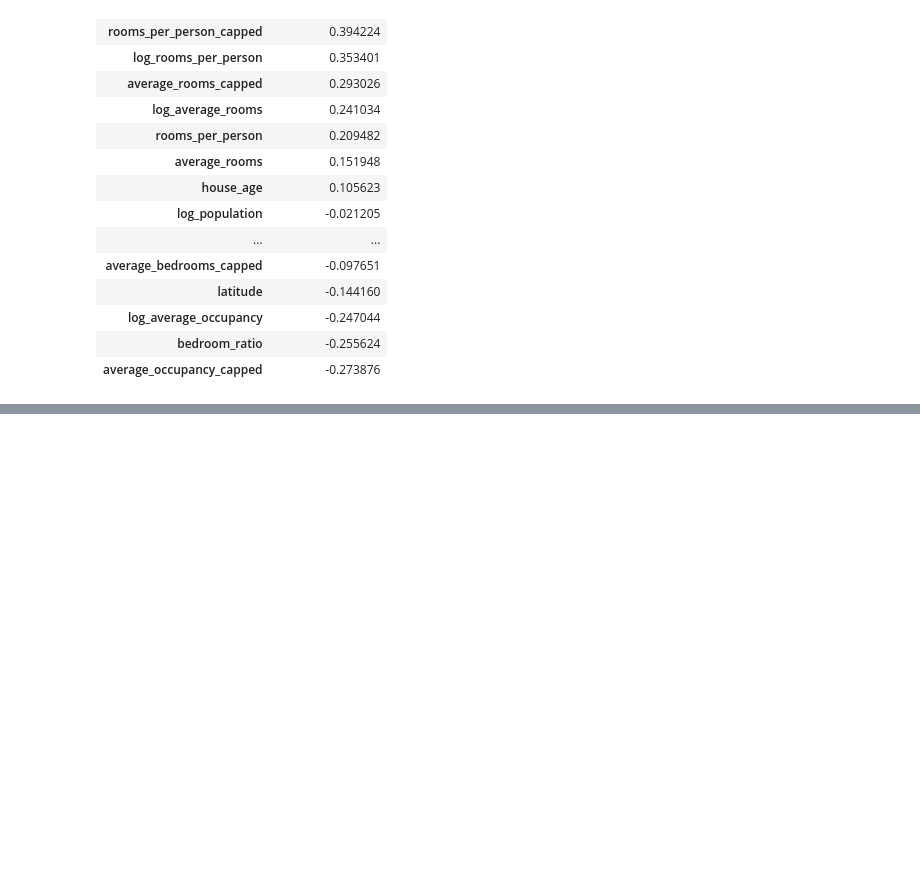
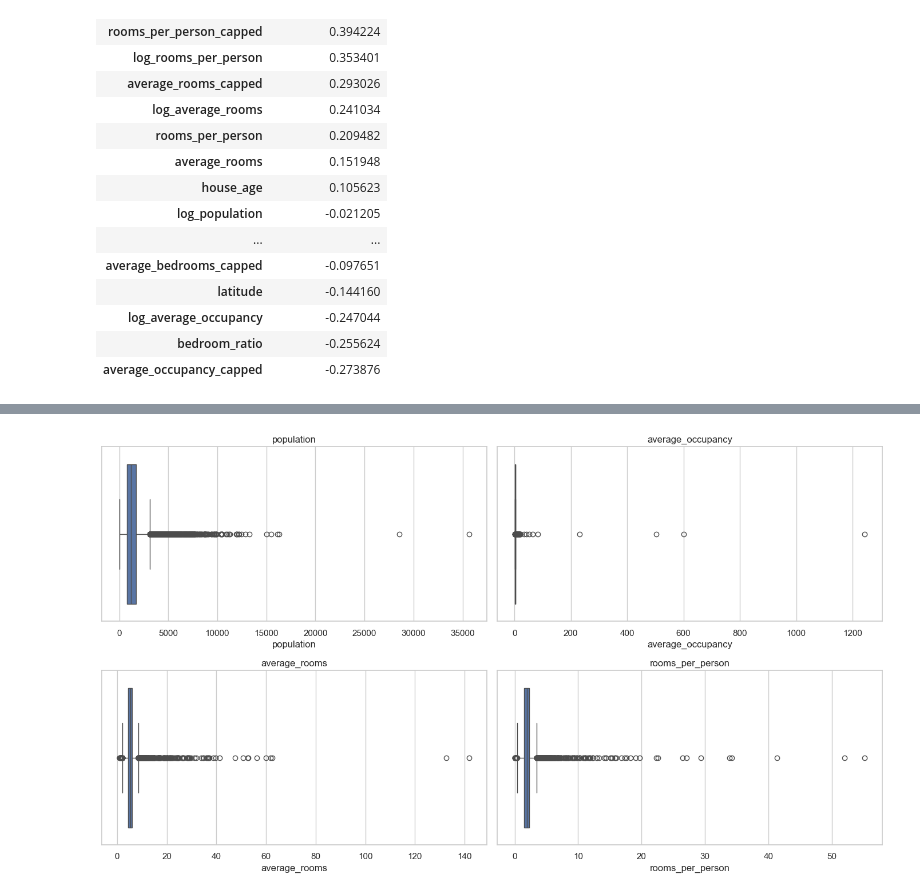
Before and after one commit to nikhileshsirohi/real-estate-ai-platform, a Jupyter notebook: notebooks/01_eda.ipynb, the cells around one changed output, grey strips where cells are left out. Saved outputs shown, nothing was run; the diff lists cells and outputs as text; code cells hidden in the pictures; blank space fills up the shorter version.

```diff
--- a/notebooks/01_eda.ipynb
+++ b/notebooks/01_eda.ipynb
@@ -493,0 +105,9 @@ Final metrics:
+# %%
+fig, axes = plt.subplots(2, 2, figsize=(14, 8))
+plot_columns = ['population', 'average_occupancy', 'average_rooms', 'rooms_per_person']
+for axis, column in zip(axes.flatten(), plot_columns):
+    sns.boxplot(x=feature_df[column], ax=axis)
+    axis.set_title(column)
+plt.tight_layout()
+# %% [output]
+[figure, added]
```
Also changed, not shown: parts of 22 cells of this notebook, 12 other files.
